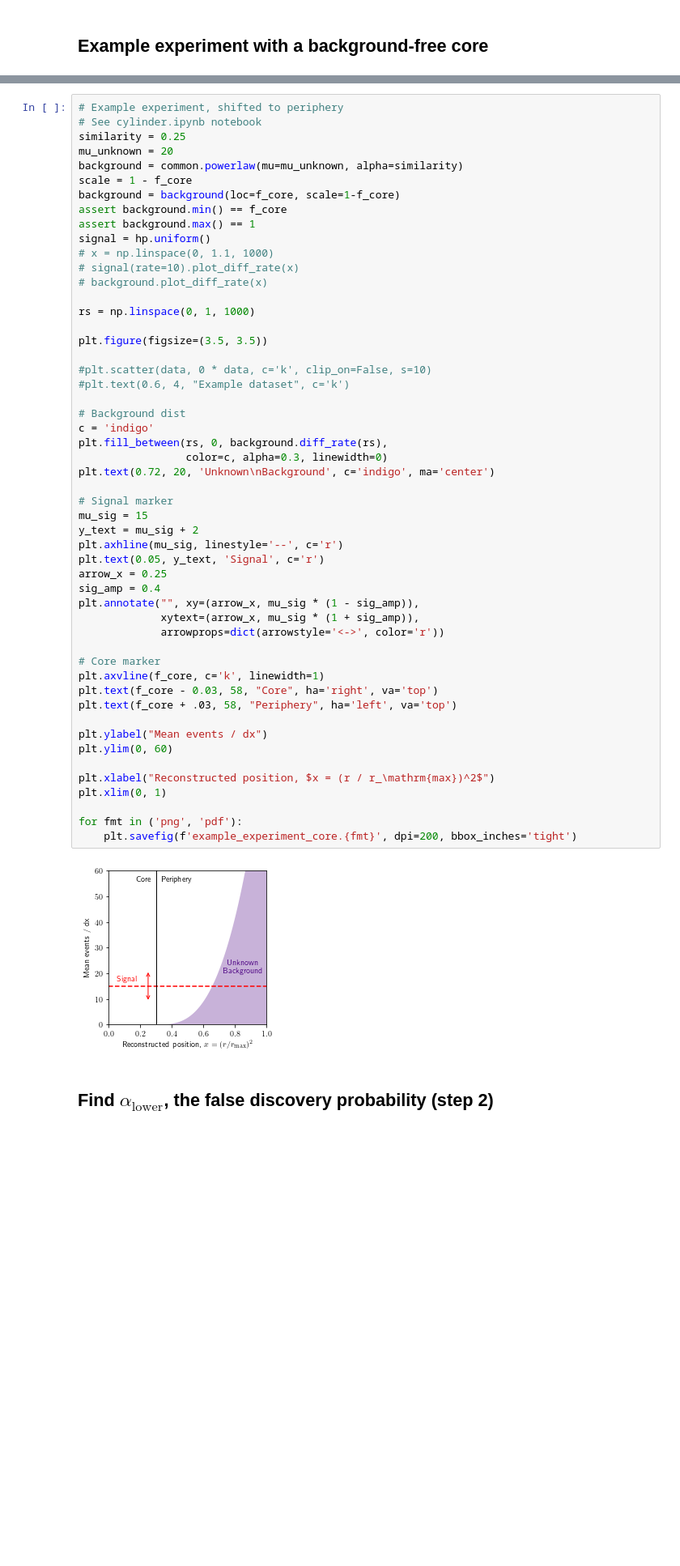
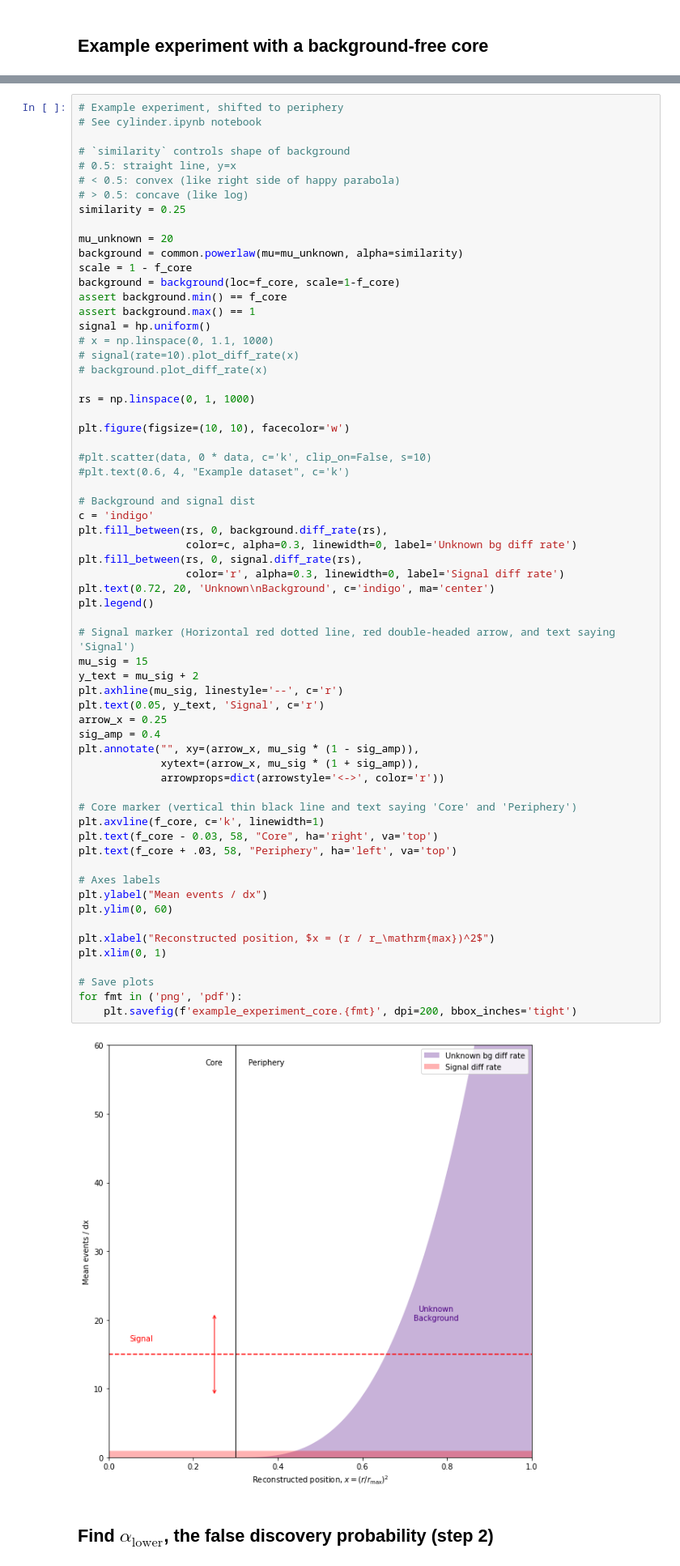
Before and after one commit to plt109/deficithawks, a Jupyter notebook: discovery.ipynb, the cells around one changed output, grey strips where cells are left out. Shown: that part at 81% size. Saved outputs shown, nothing was run; the diff lists cells and outputs as text; blank space fills up the shorter version.

```diff
--- a/discovery.ipynb
+++ b/discovery.ipynb
@@ -195,7 +244,13 @@ f_core = 0.3
 # %%
 # Example experiment, shifted to periphery
 # See cylinder.ipynb notebook
+
+# `similarity` controls shape of background
+# 0.5: straight line, y=x
+# < 0.5: convex (like right side of happy parabola)
+# > 0.5: concave (like log)
 similarity = 0.25
+
 mu_unknown = 20
 background = common.powerlaw(mu=mu_unknown, alpha=similarity)
 scale = 1 - f_core
@@ -209,43 +264,48 @@ signal = hp.uniform()
 
 rs = np.linspace(0, 1, 1000)
 
-plt.figure(figsize=(3.5, 3.5))
+plt.figure(figsize=(10, 10), facecolor='w')
 
 #plt.scatter(data, 0 * data, c='k', clip_on=False, s=10)
 #plt.text(0.6, 4, "Example dataset", c='k')
 
-# Background dist
+# Background and signal dist
 c = 'indigo'
 plt.fill_between(rs, 0, background.diff_rate(rs),
-                 color=c, alpha=0.3, linewidth=0)
+                 color=c, alpha=0.3, linewidth=0, label='Unknown bg diff rate')
+plt.fill_between(rs, 0, signal.diff_rate(rs),
+                 color='r', alpha=0.3, linewidth=0, label='Signal diff rate')
 plt.text(0.72, 20, 'Unknown\nBackground', c='indigo', ma='center')
+plt.legend()
 
-# Signal marker
+# Signal marker (Horizontal red dotted line, red double-headed arrow, and text saying 'Signal')
 mu_sig = 15
 y_text = mu_sig + 2
 plt.axhline(mu_sig, linestyle='--', c='r')
 plt.text(0.05, y_text, 'Signal', c='r')
 arrow_x = 0.25
 sig_amp = 0.4
 plt.annotate("", xy=(arrow_x, mu_sig * (1 - sig_amp)),
              xytext=(arrow_x, mu_sig * (1 + sig_amp)),
              arrowprops=dict(arrowstyle='<->', color='r'))
 
-# Core marker
+# Core marker (vertical thin black line and text saying 'Core' and 'Periphery')
 plt.axvline(f_core, c='k', linewidth=1)
 plt.text(f_core - 0.03, 58, "Core", ha='right', va='top')
 plt.text(f_core + .03, 58, "Periphery", ha='left', va='top')
 
+# Axes labels
 plt.ylabel("Mean events / dx")
 plt.ylim(0, 60)
 
 plt.xlabel("Reconstructed position, $x = (r / r_\mathrm{max})^2$")
 plt.xlim(0, 1)
 
+# Save plots
 for fmt in ('png', 'pdf'):
     plt.savefig(f'example_experiment_core.{fmt}', dpi=200, bbox_inches='tight')
 # %% [output]
-[figure, old version]
+[figure, new version]
 # %% [markdown]
 ## Find $\alpha_\text{lower}$, the false discovery probability (step 2)
 # %% [markdown]
```
Also changed, not shown: parts of 30 cells of this notebook.
